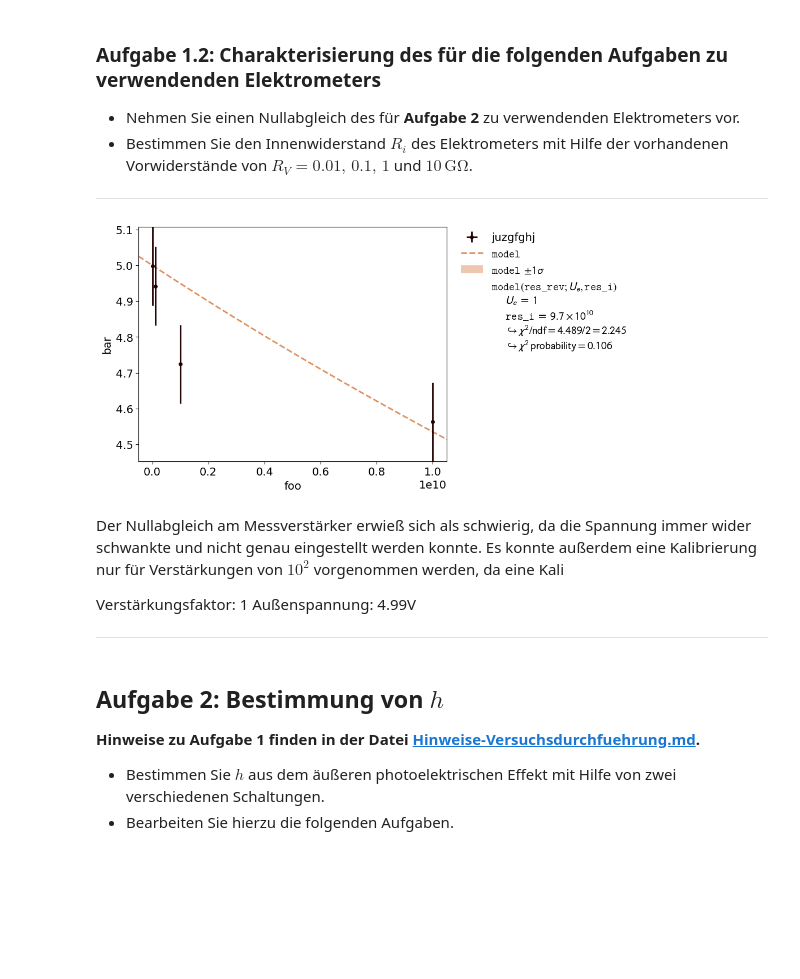
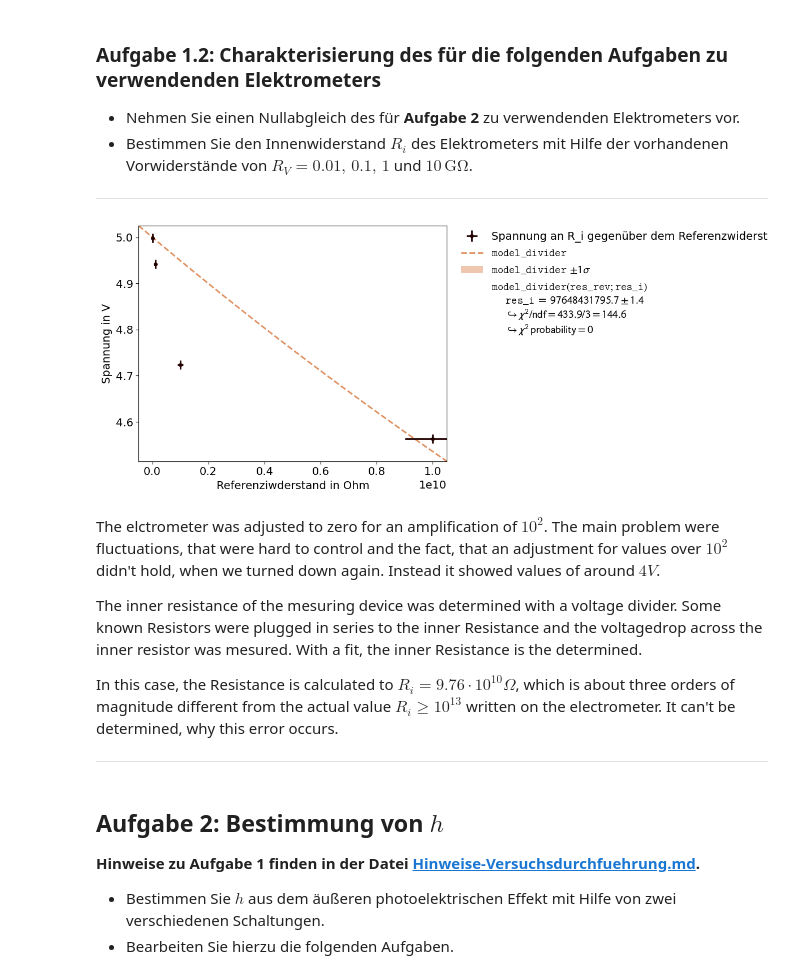
Before and after one commit to MRNock04/P2, a Jupyter notebook: Photoeffekt/Photoeffekt.ipynb, the cells around one changed output. Saved outputs shown, nothing was run; the diff lists cells and outputs as text; code cells hidden in the pictures; blank space fills up the shorter version.

```diff
--- a/Photoeffekt/Photoeffekt.ipynb
+++ b/Photoeffekt/Photoeffekt.ipynb
@@ -134,26 +135,33 @@ Beschreiben und erklären Sie Ihre Beobachtungen.
 
 ---
 # %%
-def model(res_rev,U_e,res_i):
-    return 5 * res_i / (res_rev+res_i)
+def model_divider(res_rev,res_i):
+    return U_0 * res_i / (res_rev+res_i)
 
-res = np.array([10,100,1000,10000]) * 10**6 #in Ohm
+res_rev = np.array([10,100,1000,10000]) * 10**6 #in Ohm
 U_e = np.array([4.998,4.942,4.724,4.563])
-
-U_e_std = .3#[0.01,0.03,0.05,0.06]
-
 U_0 = 5
 
-fit = fit_funktion((res,U_e),model,(0.1,0.11),('foo','bar'),'juzgfghj')
-fit[2].plot()
+xy_data = kafe2.XYContainer(res_rev,U_e)
+xy_data.label = 'Spannung an R_i gegenüber dem Referenzwiderstand'
+fit = kafe2.XYFit(xy_data = xy_data, model_function = model_divider)
+fit.add_error('x', err_val = 0.1, relative = True)
+fit.add_error('y', err_val = 0.01)
+fit.do_fit()
+
+plot = kafe2.Plot(fit)
+plot.x_label = "Referenziwderstand in Ohm"
+plot.y_label = "Spannung in V"
+plot.plot()
 plt.show()
 # %% [output]
-[figure, old version]
+[figure, new version]
 # %% [markdown]
-Der Nullabgleich am Messverstärker erwieß sich als schwierig, da die Spannung immer wider schwankte und nicht genau eingestellt werden konnte. Es konnte außerdem eine Kalibrierung nur für Verstärkungen von $10^2$ vorgenommen werden, da eine Kali
+The elctrometer was adjusted to zero for an amplification of $10^2$. The main problem were fluctuations, that were hard to control and the fact, that an adjustment for values over $10^2$ didn't hold, when we turned down again. Instead it showed values of around $4V$.
 
-Verstärkungsfaktor: 1
-Außenspannung: 4.99V
+The inner resistance of the mesuring device was determined with a voltage divider. Some known Resistors were plugged in series to the inner Resistance and the voltagedrop across the inner resistor was mesured. With a fit, the inner Resistance is the determined.
+
+In this case, the Resistance is calculated to $R_i = 9.76 \cdot 10^{10}\Omega$, which is about three orders of magnitude different from the actual value $R_i \geq 10^{13}$ written on the electrometer. It can't be determined, why this error occurs.
 
 ---
 # %% [markdown]
```
Also changed, not shown: parts of 2 cells of this notebook, 2 other files.
